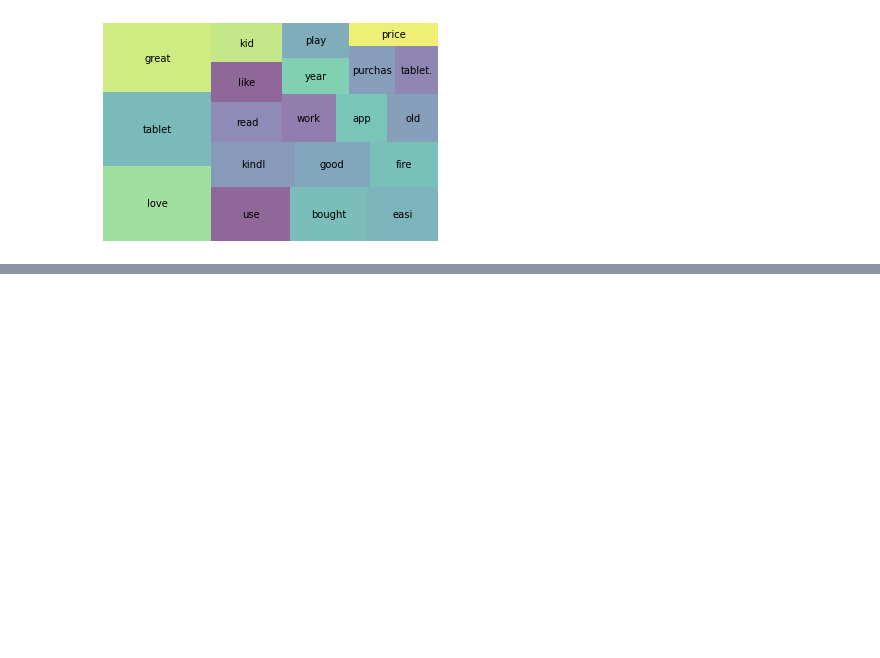
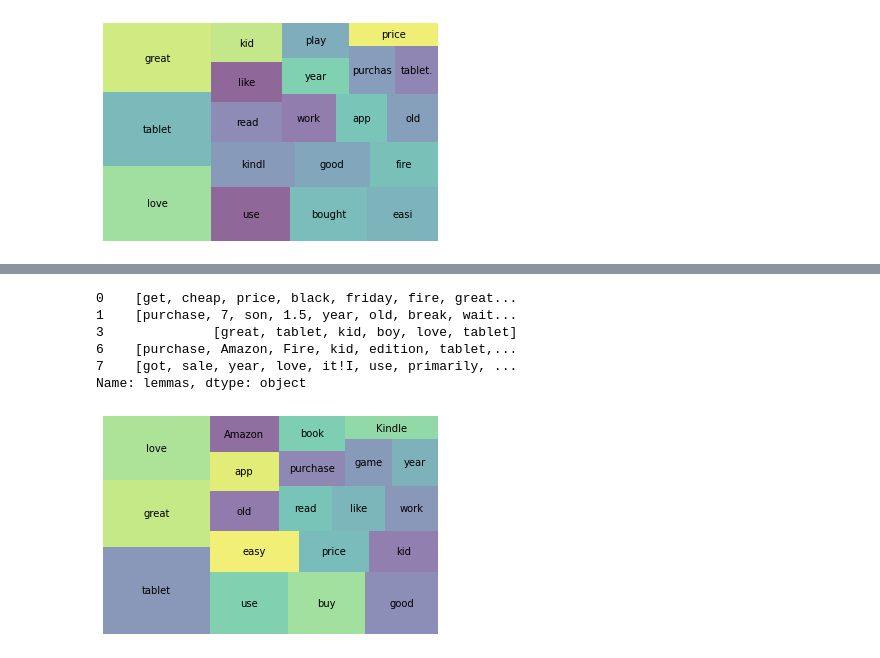
Before and after one commit to khalidpark/deeplearning_whitepaper, a Jupyter notebook: deep_learning_whitepapaer_11.ipynb, the cells around one changed output, grey strips where cells are left out. Drawn from its saved outputs; the diff is of its cells as text; code cells hidden in the pictures; blank space fills up the shorter version.

```diff
--- a/deep_learning_whitepapaer_11.ipynb
+++ b/deep_learning_whitepapaer_11.ipynb
@@ -613,0 +626,10 @@ plt.show()
+# %%
+lem = "The social wolf. Wolves are complex."
+
+nlp = spacy.load("en_core_web_lg")
+
+doc = nlp(lem)
+
+# wolf, wolve가 어떤 Lemma로 추출되는지 확인해 보세요
+for token in doc:
+    print(token.text, "  ", token.lemma_)
@@ -613,0 +645,33 @@ plt.show()
+# %%
+# Lemmatization 과정을 함수로 만들어 봅시다
+def get_lemmas(text):
+
+    lemmas = []
+
+    doc = nlp(text)
+
+    for token in doc:
+        if ((token.is_stop == False) and (token.is_punct == False)) and (token.pos_ != 'PRON'):
+            lemmas.append(token.lemma_)
+
+    return lemmas
+# %%
+df['lemmas'] = df['reviews.text'].apply(get_lemmas)
+# %%
+df['lemmas'].head()
+# %% [output]
+0    [get, cheap, price, black, friday, fire, great...
+1    [purchase, 7, son, 1.5, year, old, break, wait...
+3              [great, tablet, kid, boy, love, tablet]
+6    [purchase, Amazon, Fire, kid, edition, tablet,...
+7    [got, sale, year, love, it!I, use, primarily, ...
+Name: lemmas, dtype: object
+# %%
+wc = word_count(df['lemmas'])
+wc_top20 = wc[wc['rank'] <= 20]
+
+squarify.plot(sizes=wc_top20['percent'], label=wc_top20['word'], alpha=0.6 )
+plt.axis('off')
+plt.show()
+# %% [output]
+[figure, added]
```
Also changed, not shown: parts of 4 cells of this notebook.
